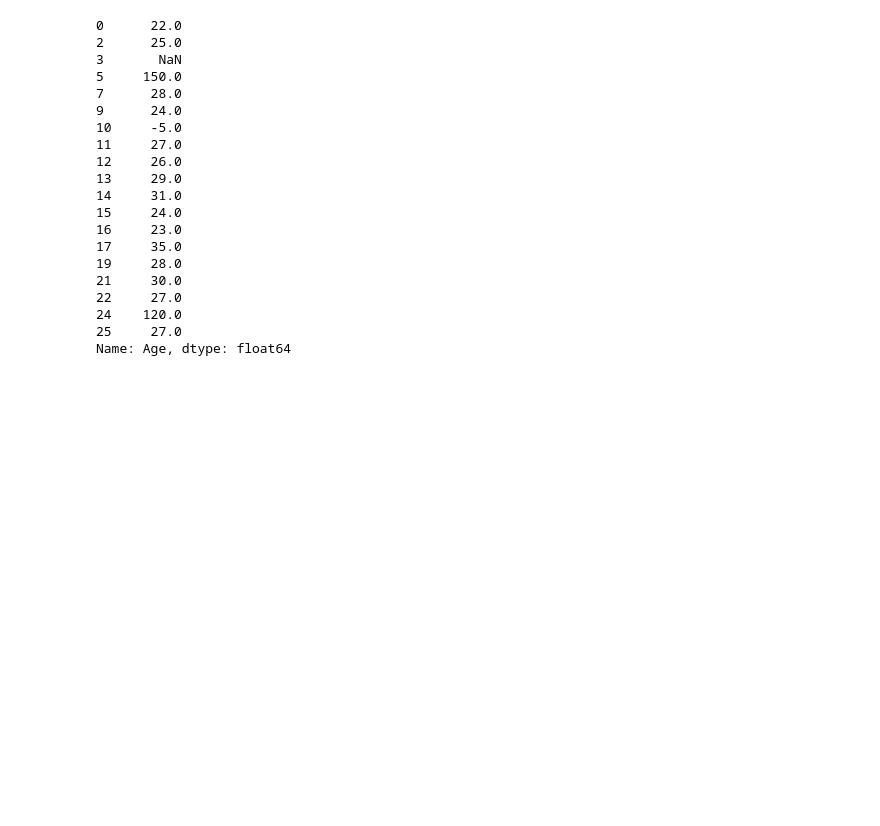
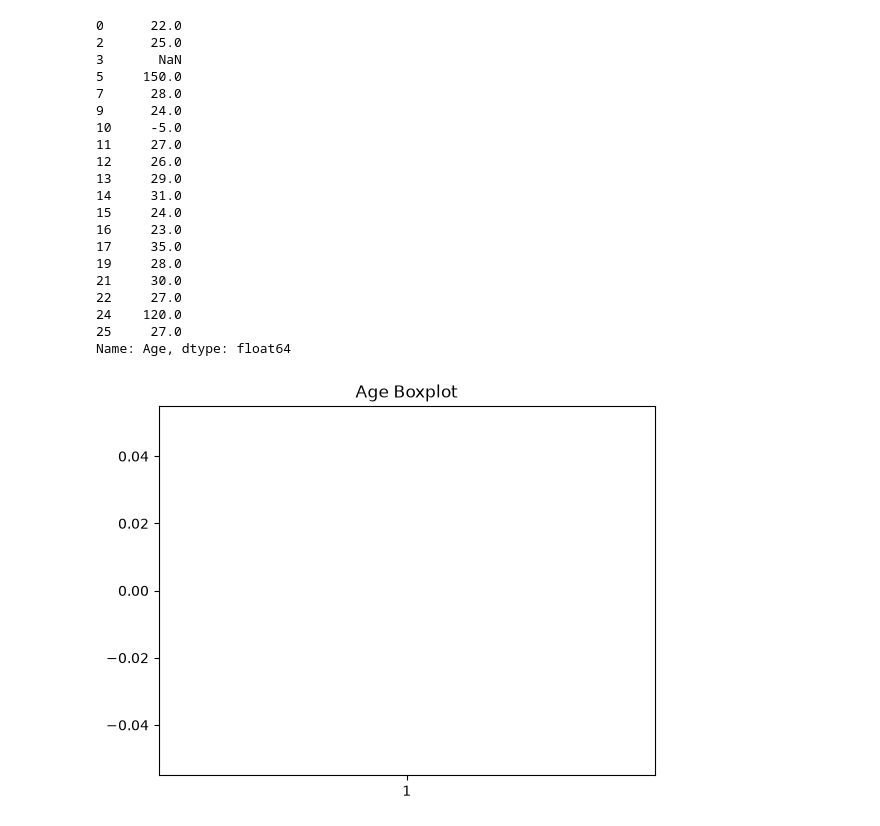
Before and after one commit to ankit-kr-maurya-82/Data-Science, a Jupyter notebook: day9.ipynb, the cells around one changed output. Saved outputs shown, nothing was run; the diff lists cells and outputs as text; code cells hidden in the pictures; blank space fills up the shorter version.

Commit message:
boxplot

```diff
--- a/day9.ipynb
+++ b/day9.ipynb
@@ -649,3 +646,10 @@ data["Age"]
 24    120.0
 25     27.0
 Name: Age, dtype: float64
+# %%
+# Step 4: Outlier Detection (IQR Method)
+plt.boxplot(data["Age"])
+plt.title("Age Boxplot")
+plt.show()
+# %% [output]
+[figure, added]
```
Also changed, not shown: parts of 12 cells of this notebook, 1 other file.
